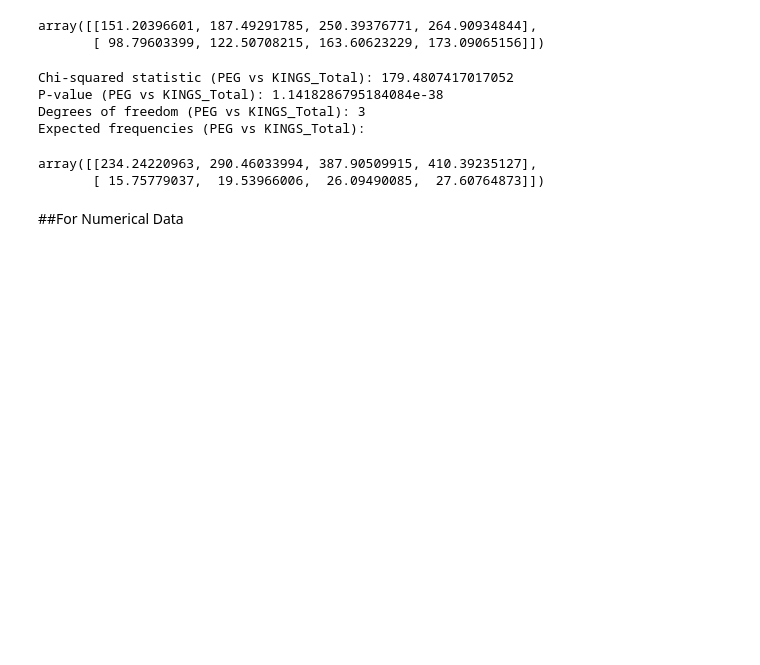
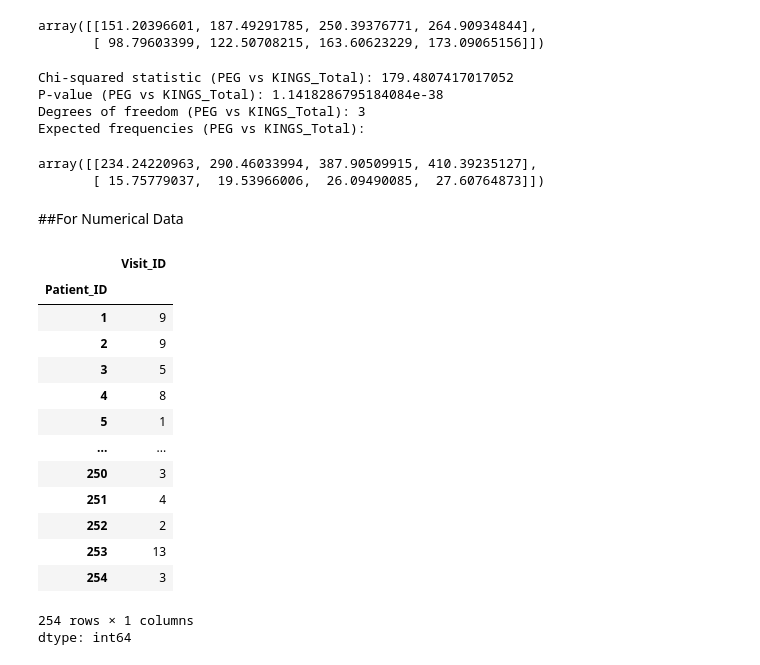
Before and after one commit to FaridRash/Advance-Statistical-Learnin--Semester-3, a Jupyter notebook: MH/PrePration.ipynb, the cells around one changed output. Saved outputs shown, nothing was run; the diff lists cells and outputs as text; code cells hidden in the pictures; blank space fills up the shorter version.

```diff
--- a/MH/PrePration.ipynb
+++ b/MH/PrePration.ipynb
@@ -308,3 +308,22 @@ array([[234.24220963, 290.46033994, 387.90509915, 410.39235127],
        [ 15.75779037,  19.53966006,  26.09490085,  27.60764873]])
 # %% [markdown]
 ##For Numerical Data
+# %%
+visit_counts = df.groupby('Patient_ID')['Visit_ID'].count()
+display(visit_counts)
+# %% [output]
+|  | Visit_ID |
+| Patient_ID |  |
+| 1 | 9 |
+| 2 | 9 |
+| 3 | 5 |
+| 4 | 8 |
+| 5 | 1 |
+| ... | ... |
+| 250 | 3 |
+| 251 | 4 |
+| 252 | 2 |
+| 253 | 13 |
+| 254 | 3 |
+254 rows × 1 columns
+dtype: int64
```
Also changed, not shown: parts of 1 cell of this notebook.
